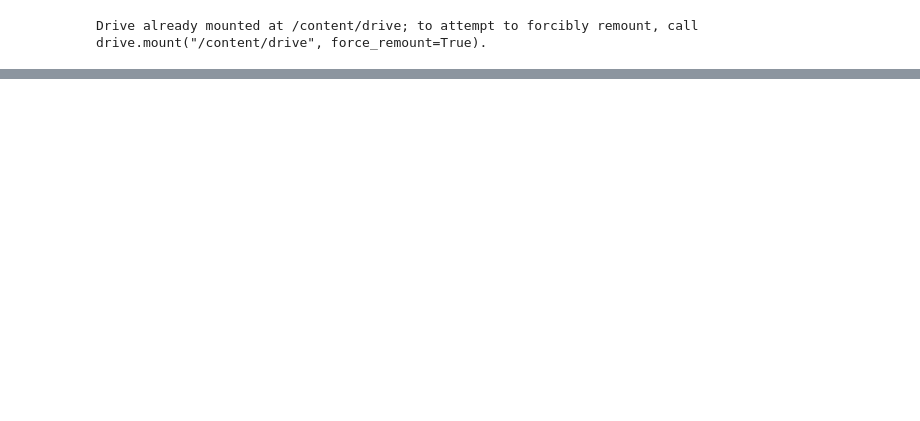
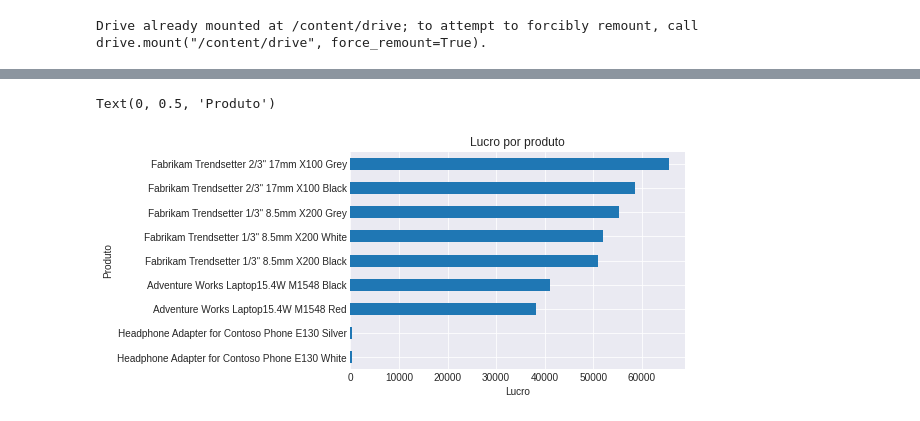
Before and after one commit to Ronaldo-Nunes/Cursos, a Jupyter notebook: Geração_Tech_Unimed_BH_Ciência_Dados/Análise_de_dados_Python_Pandas/Dio_Analise_exploratoria.ipynb, the cells around one changed output, grey strips where cells are left out. Saved outputs shown, nothing was run; the diff lists cells and outputs as text; code cells hidden in the pictures; blank space fills up the shorter version.

```diff
--- a/Geração_Tech_Unimed_BH_Ciência_Dados/Análise_de_dados_Python_Pandas/Dio_Analise_exploratoria.ipynb
+++ b/Geração_Tech_Unimed_BH_Ciência_Dados/Análise_de_dados_Python_Pandas/Dio_Analise_exploratoria.ipynb
@@ -19,0 +223,7 @@ data_frame.sample(5)
+# %%
+data_frame.groupby('Produto')['lucro_unitário'].sum().sort_values(ascending=True).plot.barh(title='Lucro por produto');
+plt.xlabel('Lucro')
+plt.ylabel('Produto')
+# %% [output]
+Text(0, 0.5, 'Produto')
+[figure, added]
```
Also changed, not shown: parts of 43 cells of this notebook.
